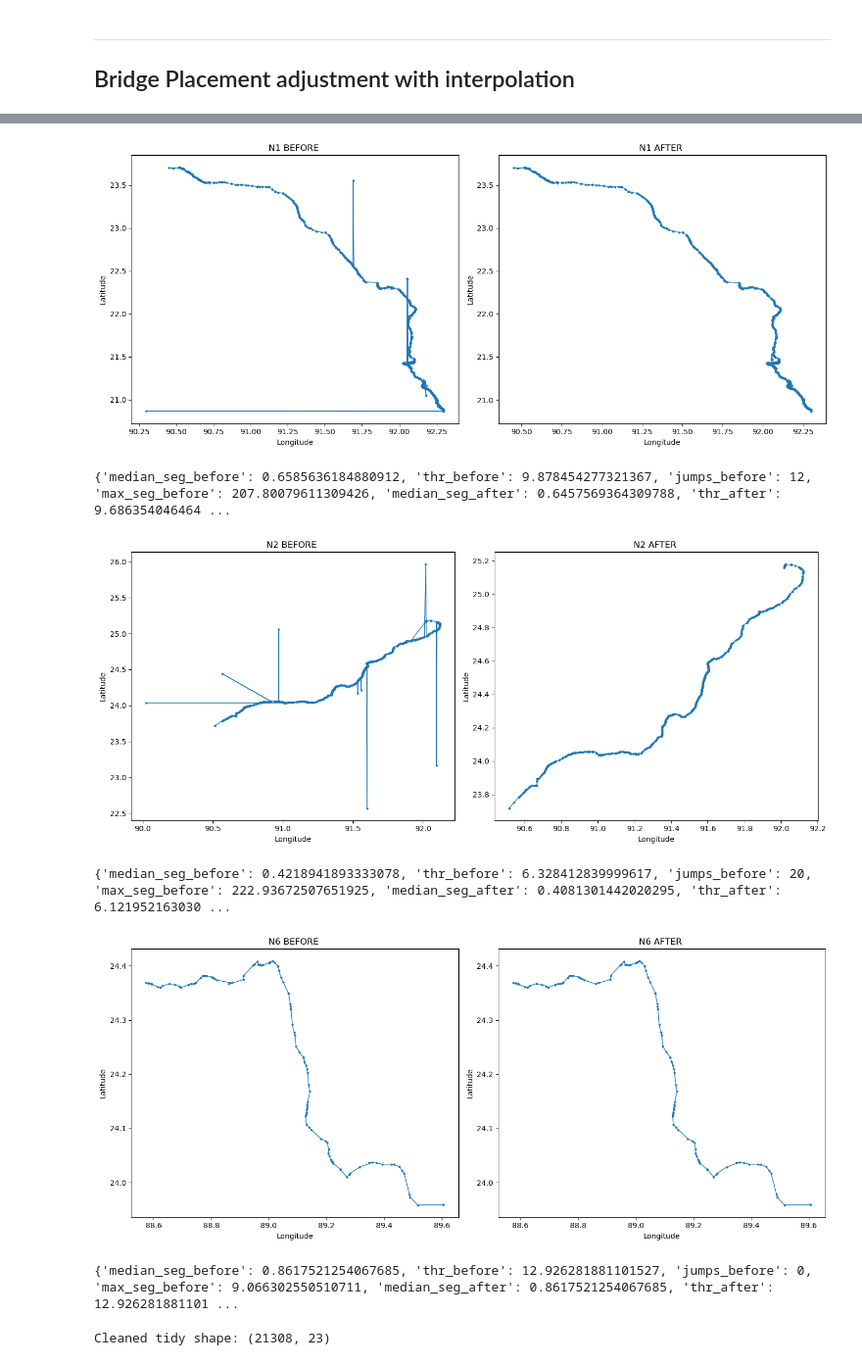
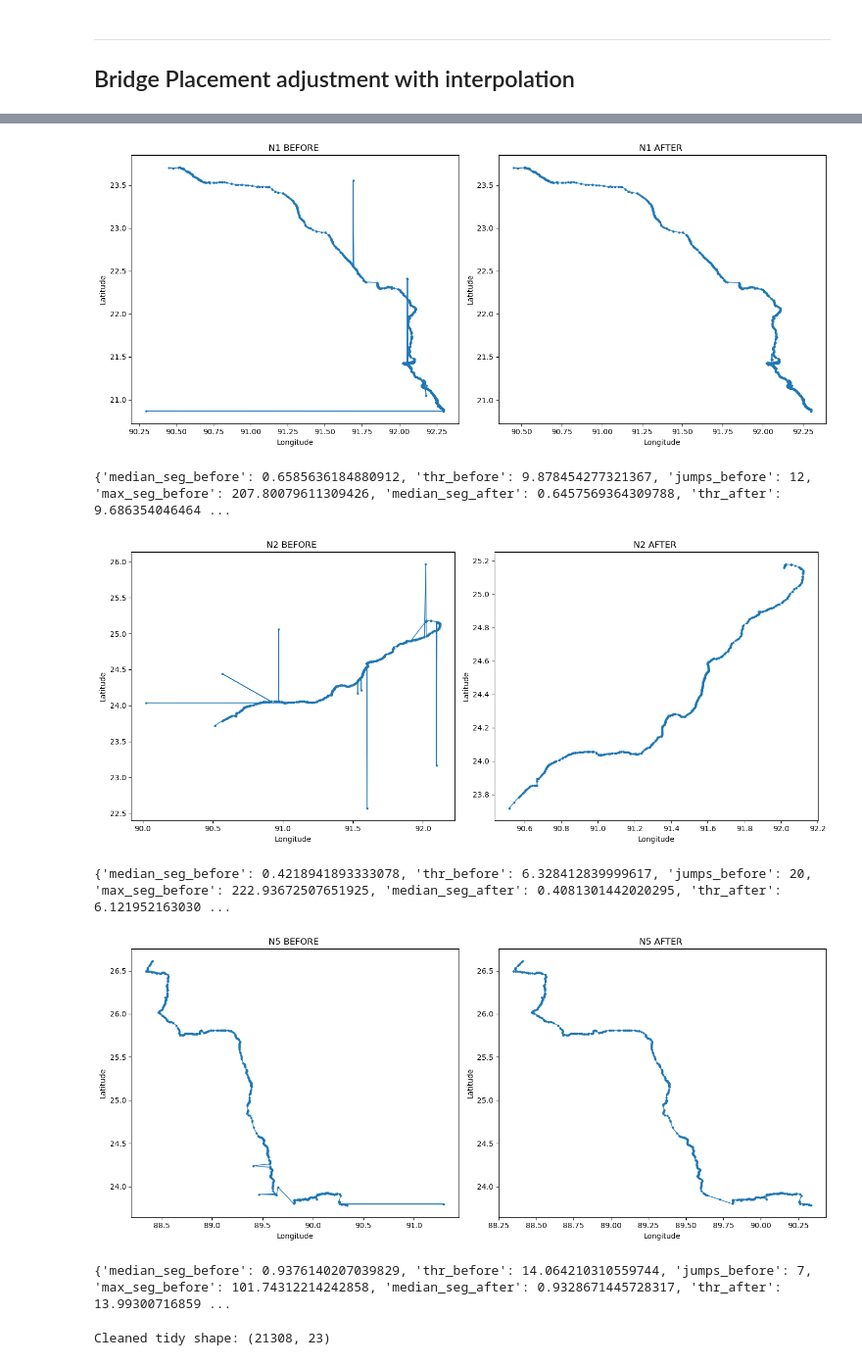
Before and after one commit to taufik-my/ASIM_Team14, a Jupyter notebook: EPA133a-G14-A1/notebook/Notebook Group 14.ipynb, the cells around one changed output, grey strips where cells are left out. Shown at 98% size. Drawn from its saved outputs; the diff is of its cells as text; code cells hidden in the pictures.

```diff
--- a/EPA133a-G14-A1/notebook/Notebook Group 14.ipynb
+++ b/EPA133a-G14-A1/notebook/Notebook Group 14.ipynb
@@ -893,7 +1017,8 @@ plot_road_before_after(tidy, "N111", K=15)
 # %%
 # fix all the roads
 cleaned_tidy, actions_df, metrics_df = repair_all_roads(tidy, K=15, min_run_len=2, max_roads=None)
-cleaned_tidy, actions_df, metrics_df = repair_all_roads(cleaned_tidy, K=3, min_run_len=5, max_roads=None)
+cleaned_tidy, actions_df, metrics_df = repair_all_roads(cleaned_tidy, K=15, min_run_len=2, max_roads=None)
+
 print("Cleaned tidy shape:", cleaned_tidy.shape) #cleaned dataframe of road
 # %% [output]
 Cleaned tidy shape: (51861, 4)
@@ -1153,14 +1299,14 @@ df_bridges_4.head()
 # %%
 plot_road_before_after(df_bridges_4, "N1", K=15)
 plot_road_before_after(df_bridges_4, "N2", K=15)
-plot_road_before_after(df_bridges_4, "N6", K=15)
+plot_road_before_after(df_bridges_4, "N5", K=15)
 # %% [output]
 [figure]
 {'median_seg_before': 0.6585636184880912, 'thr_before': 9.878454277321367, 'jumps_before': 12, 'max_seg_before': 207.80079611309426, 'median_seg_after': 0.6457569364309788, 'thr_after': 9.686354046464 ...
 [figure]
 {'median_seg_before': 0.4218941893333078, 'thr_before': 6.328412839999617, 'jumps_before': 20, 'max_seg_before': 222.93672507651925, 'median_seg_after': 0.4081301442020295, 'thr_after': 6.121952163030 ...
-[figure, old version]
+[figure, new version]
-{'median_seg_before': 0.8617521254067685, 'thr_before': 12.926281881101527, 'jumps_before': 0, 'max_seg_before': 9.066302550510711, 'median_seg_after': 0.8617521254067685, 'thr_after': 12.926281881101 ...
+{'median_seg_before': 0.9376140207039829, 'thr_before': 14.064210310559744, 'jumps_before': 7, 'max_seg_before': 101.74312214242858, 'median_seg_after': 0.9328671445728317, 'thr_after': 13.99300716859 ...
 # %%
 cleaned_tidy, actions_df, metrics_df = repair_all_bridges(df_bridges_4, K=15, min_run_len=2, max_roads=None)
 print("Cleaned tidy shape:", cleaned_tidy.shape)
```
Also changed, not shown: parts of 24 cells of this notebook.
